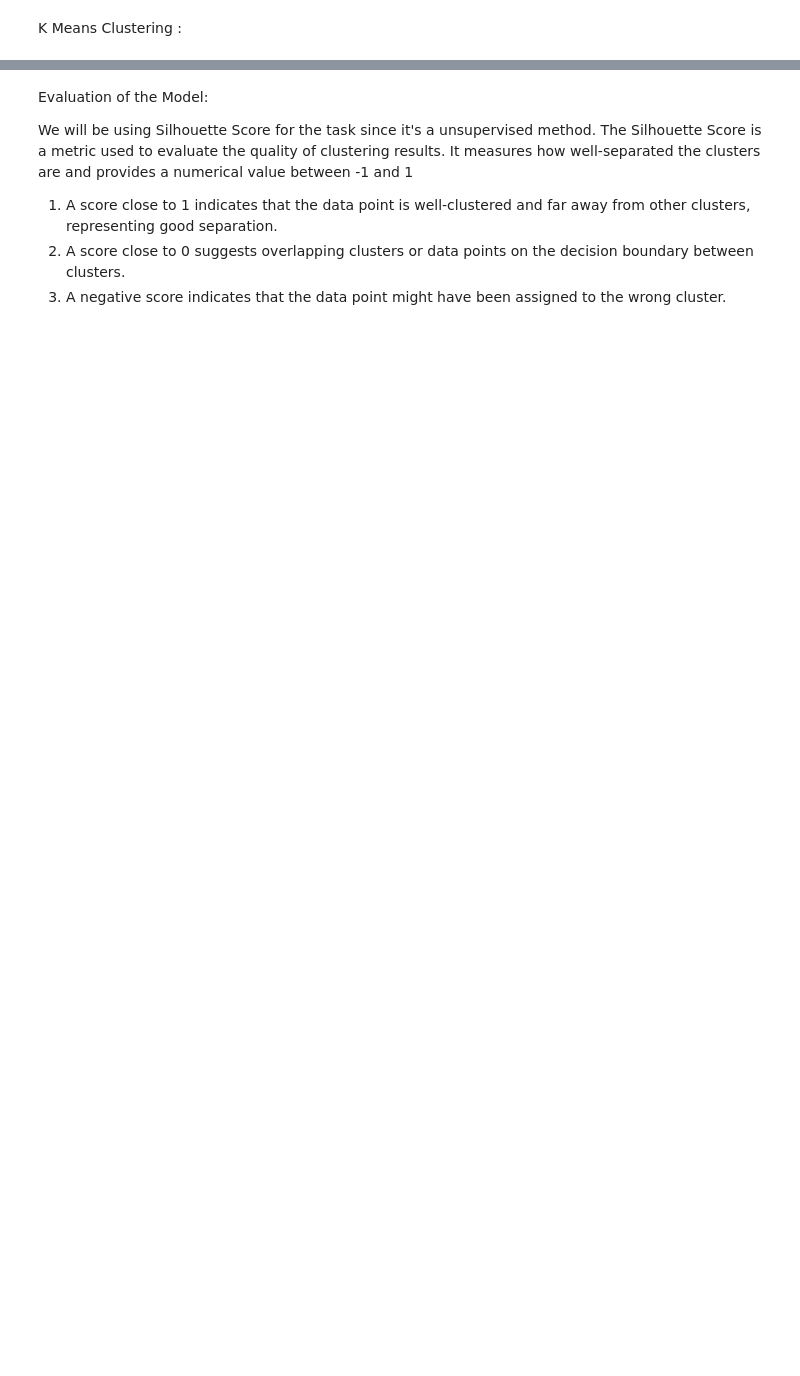
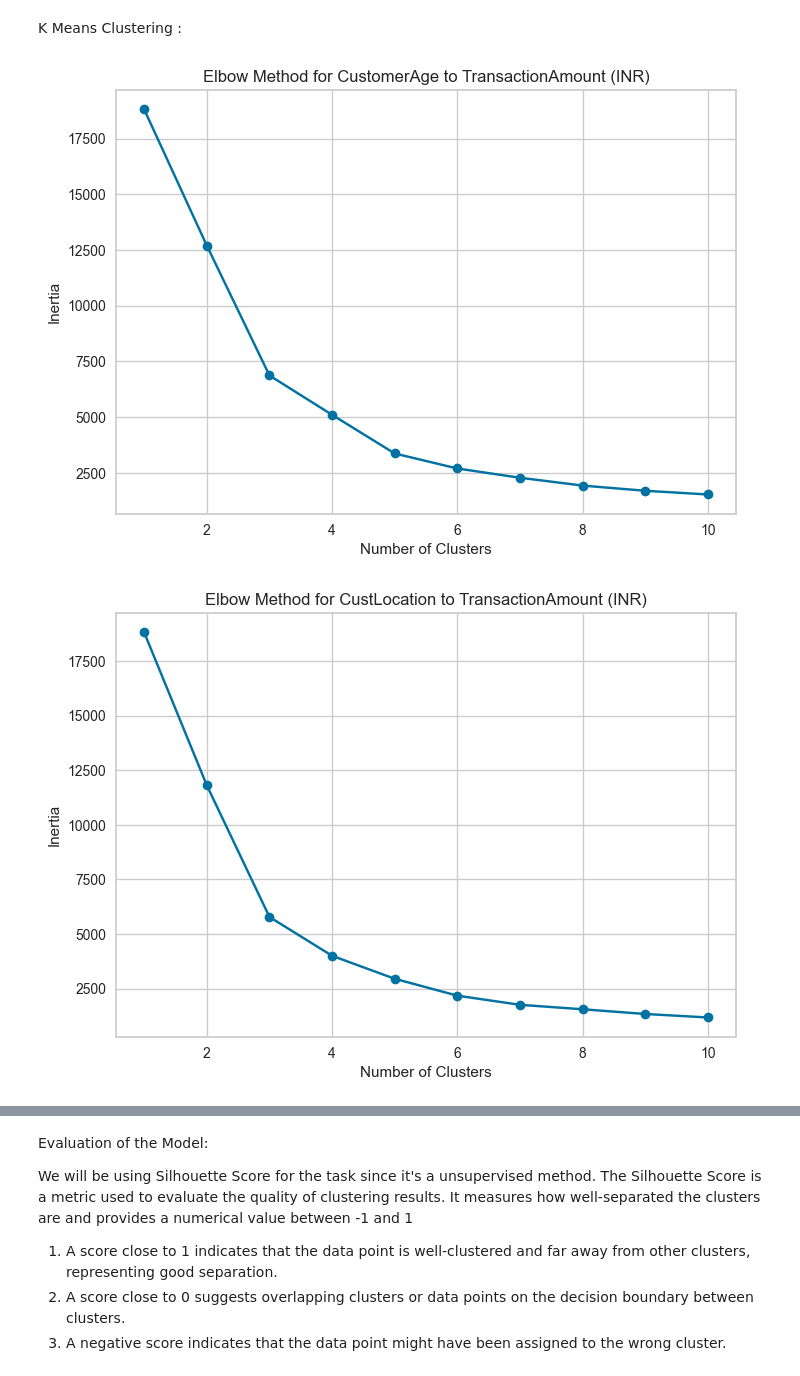
Before and after one commit to A7h4rv4/Banking_Demography_MLProject, a Jupyter notebook: main.ipynb, the cells around one changed output, grey strips where cells are left out. Drawn from its saved outputs; the diff is of its cells as text; code cells hidden in the pictures; blank space fills up the shorter version.

Commit message:
Adding Elbow Method

```diff
--- a/main.ipynb
+++ b/main.ipynb
@@ -445,3 +434,49 @@ y_cluster_labels, y_cluster_centers = perform_kmeans_clustering(Y, num_clusters=
+# %%
+X = df2[['CustomerAge', 'TransactionAmount (INR)']].values
+Y = df2[['CustLocation', 'TransactionAmount (INR)']].values
+
+# Function to perform k-means clustering
+def perform_kmeans_clustering(X, num_clusters):
+    kmeans = KMeans(n_clusters=num_clusters, init='k-means++', random_state=42)
+    cluster_labels = kmeans.fit_predict(X)
+    cluster_centers = kmeans.cluster_centers_
+    return cluster_labels, cluster_centers
+
+# Perform k-means clustering on X and display the elbow plot
+inertia_x = []
+for i in range(1, 11):
+    kmeans = KMeans(n_clusters=i, init='k-means++', random_state=42)
+    kmeans.fit(X)
+    inertia_x.append(kmeans.inertia_)
+
+plt.plot(range(1, 11), inertia_x, marker='o')
+plt.title('Elbow Method for CustomerAge to TransactionAmount (INR)')
+plt.xlabel('Number of Clusters')
+plt.ylabel('Inertia')
+plt.show()
+
+# Perform k-means clustering on Y and display the elbow plot
+inertia_y = []
+for i in range(1, 11):
+    kmeans = KMeans(n_clusters=i, init='k-means++', random_state=42)
+    kmeans.fit(Y)
+    inertia_y.append(kmeans.inertia_)
+
+plt.plot(range(1, 11), inertia_y, marker='o')
+plt.title('Elbow Method for CustLocation to TransactionAmount (INR)')
+plt.xlabel('Number of Clusters')
+plt.ylabel('Inertia')
+plt.show()
+
+# Manually choose the optimal number of clusters based on the plots
+optimal_clusters_x = int(input("Enter the optimal number of clusters for CustomerAge to TransactionAmount (INR): "))
+optimal_clusters_y = int(input("Enter the optimal number of clusters for CustLocation to TransactionAmount (INR): "))
+
+x_cluster_labels, x_cluster_centers = perform_kmeans_clustering(X, num_clusters=optimal_clusters_x)
+y_cluster_labels, y_cluster_centers = perform_kmeans_clustering(Y, num_clusters=optimal_clusters_y)
+# %% [output]
+[figure, added]
+[figure, added]
 # %%
 # Add cluster labels to the DataFrame
 df2['cluster_age'] = x_cluster_labels
```
Also changed, not shown: parts of 11 cells of this notebook.
